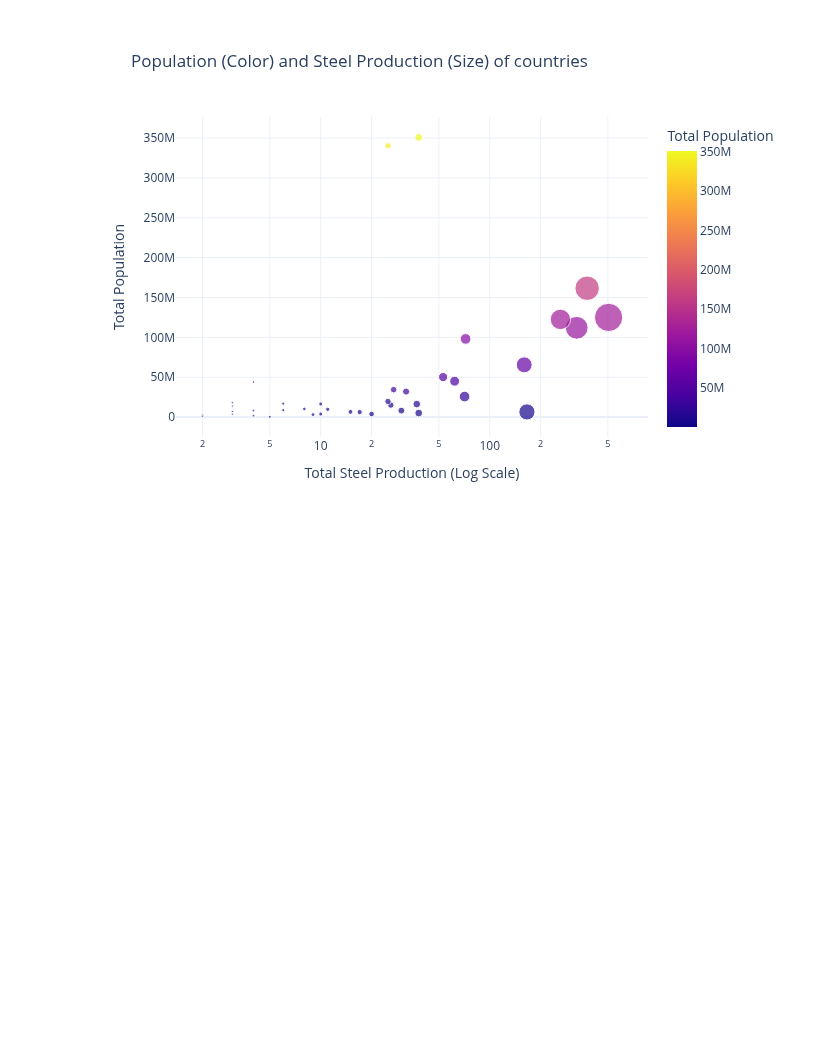
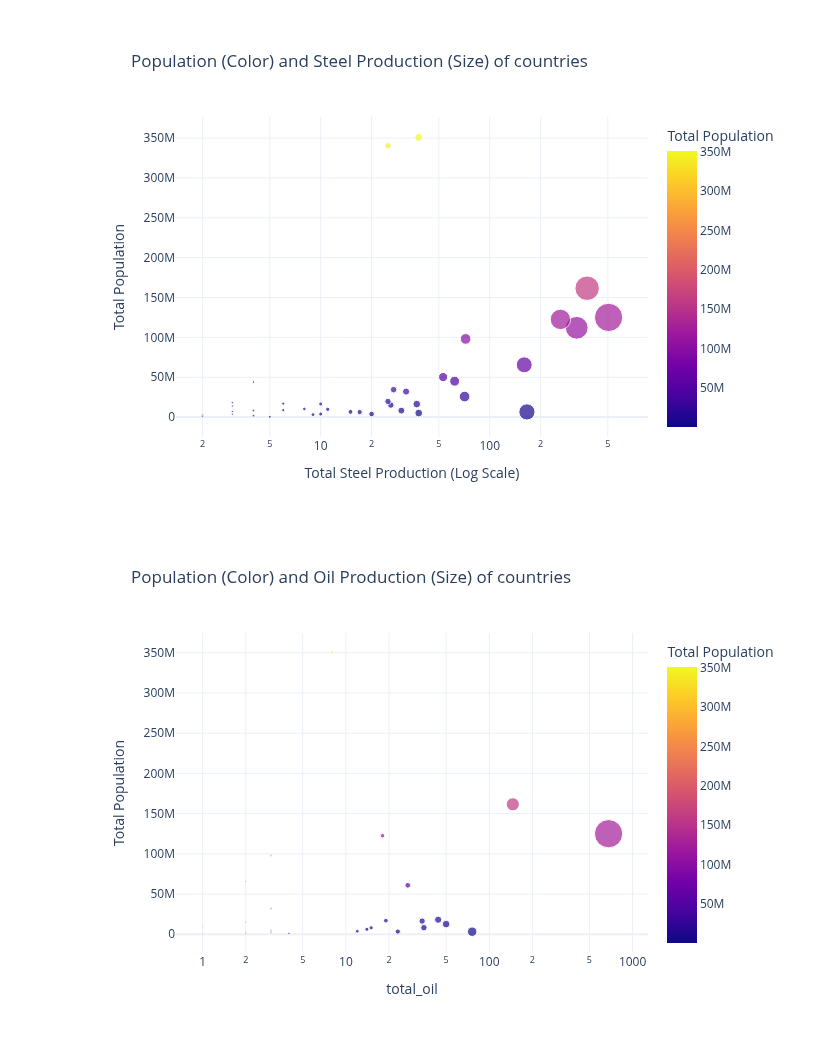
Before and after one commit to KhoiLeDinh/HOI4-Resources-Database-Analysis-Project, a Jupyter notebook: notebooks/analysis.ipynb, the cells around one changed output. Drawn from its saved outputs; the diff is of its cells as text; code cells hidden in the pictures; blank space fills up the shorter version.

Commit message:
Added visualization comparing oil productions of countries

```diff
--- a/notebooks/analysis.ipynb
+++ b/notebooks/analysis.ipynb
@@ -132,3 +132,37 @@ fig_bubble = px.scatter(
 fig_bubble.show()
 # %% [output]
 [figure]
+# %%
+query_oil="""
+SELECT
+    c.country_name,
+    c.country_tag,
+    SUM(s.base_oil) AS total_oil,
+    SUM(s.population) AS total_population
+FROM fact_state_1_14_5 s
+JOIN dim_country c ON s.owner_tag = c.country_tag
+GROUP BY c.country_name, c.country_tag
+HAVING SUM(s.base_oil) > 0
+ORDER BY total_oil DESC;
+"""
+
+df_oil = pd.read_sql(query_oil, engine)
+
+fig_bubble = px.scatter(
+    df_oil.head(84),
+    x="total_oil",
+    y="total_population",
+    size="total_oil",
+    color="total_population",
+    hover_name="country_name",
+    log_x=True,
+    title="Population (Color) and Oil Production (Size) of countries",
+    labels={
+        "total_steel": "Total Oil Production (Log Scale)",
+        "total_population": "Total Population"
+    },
+    template="plotly_white"
+)
+fig_bubble.show()
+# %% [output]
+[figure, added]
```
